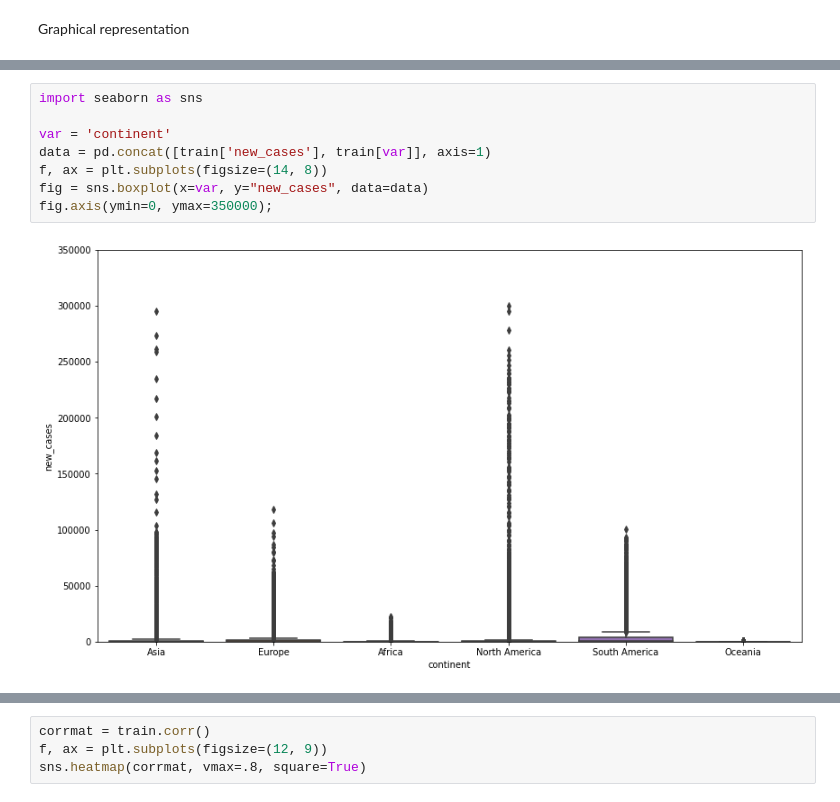
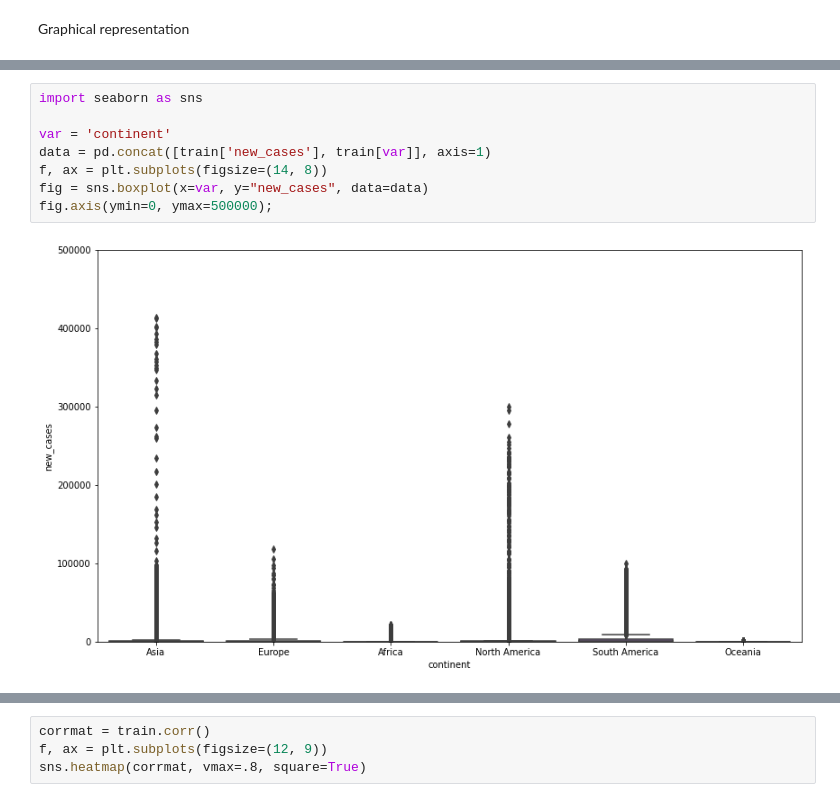
Before and after one commit to TracyRenee61/COV19, a Jupyter notebook: COV19_Compare_UK_&_India.ipynb, the cells around one changed output, grey strips where cells are left out. Cells and saved outputs as stored; diff of their text form.

```diff
--- a/COV19_Compare_UK_&_India.ipynb
+++ b/COV19_Compare_UK_&_India.ipynb
@@ -195,13 +195,13 @@ data.plot.scatter(x=var, y='new_deaths', ylim=(0,30000), s=32);
 # %%
 import seaborn as sns
 
 var = 'continent'
 data = pd.concat([train['new_cases'], train[var]], axis=1)
 f, ax = plt.subplots(figsize=(14, 8))
 fig = sns.boxplot(x=var, y="new_cases", data=data)
-fig.axis(ymin=0, ymax=350000);
+fig.axis(ymin=0, ymax=500000);
 # %% [output]
-[figure, old version]
+[figure, new version]
 # %%
 var = 'continent'
 data = pd.concat([train['new_deaths'], train[var]], axis=1)
```
Also changed, not shown: parts of 121 cells of this notebook.
